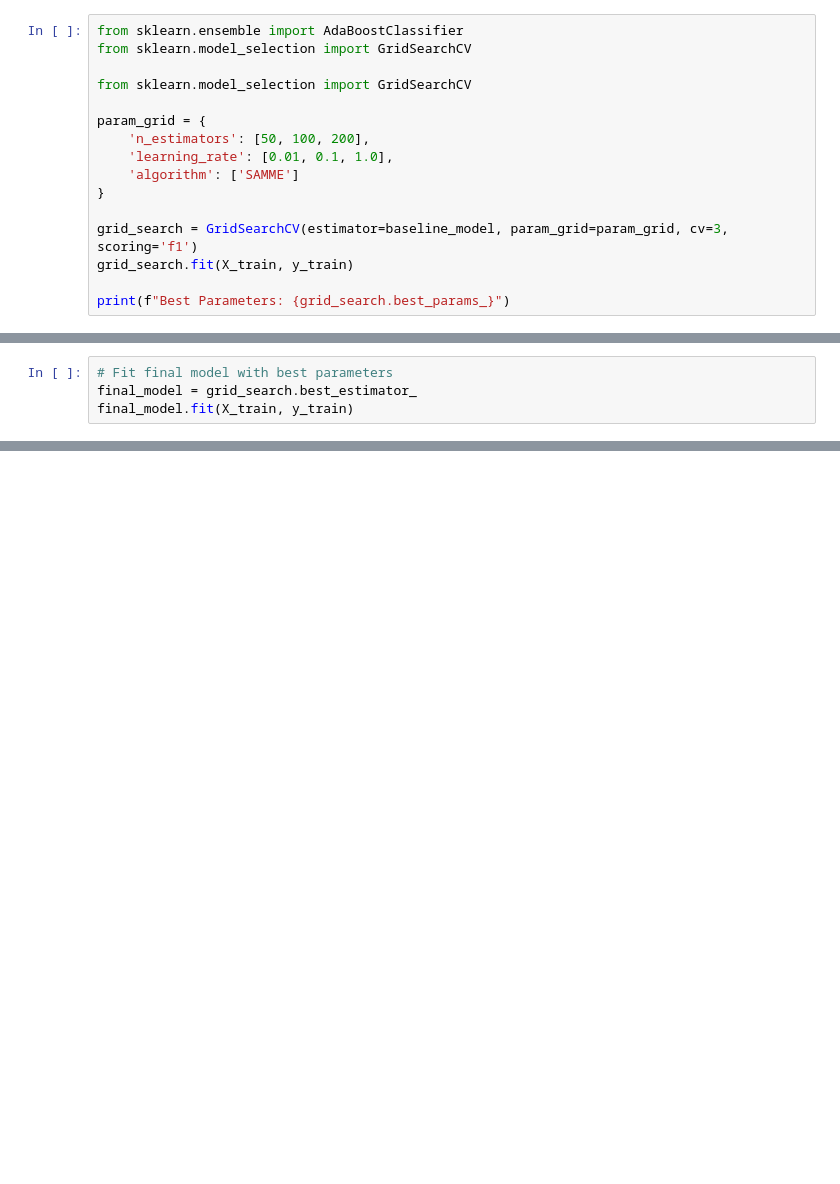
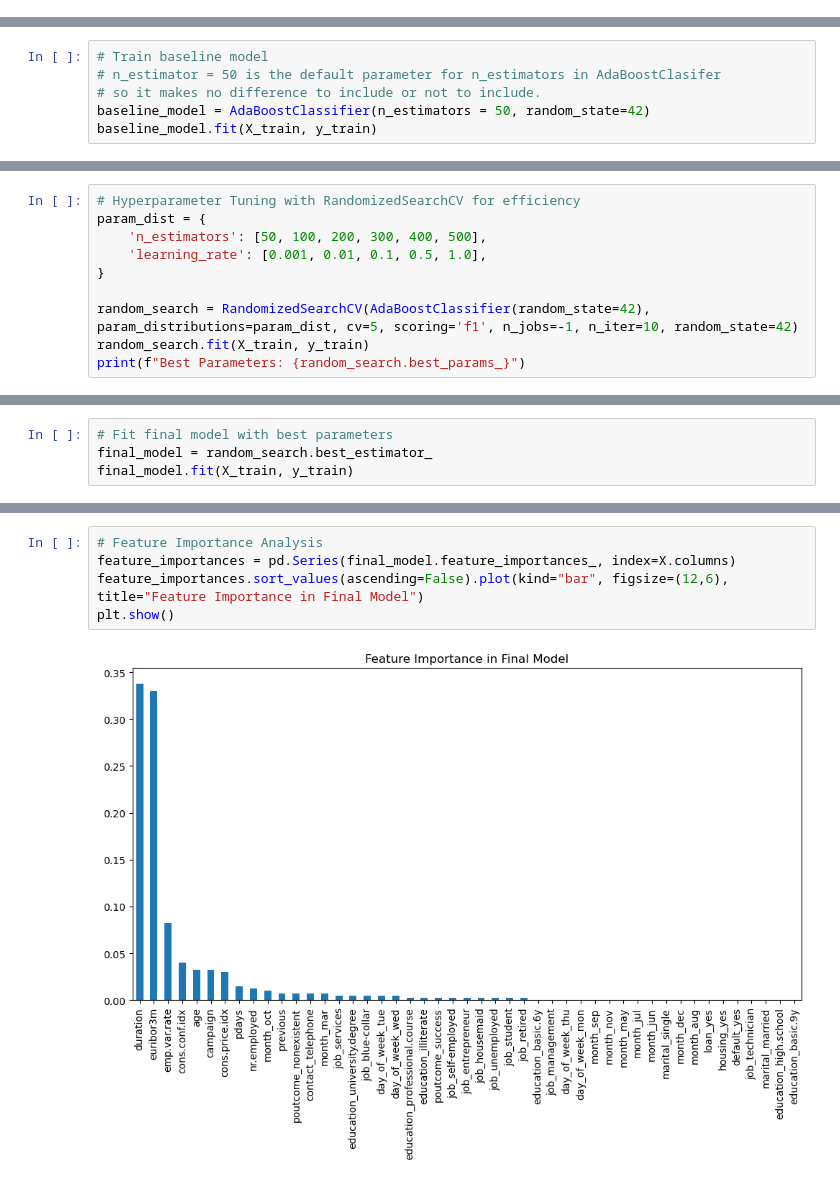
Before and after one commit to Yukitoshi12345/Bank-Marketing-Analysis, a Jupyter notebook: adaboostclassifier.ipynb, the cells around one changed output, grey strips where cells are left out. Saved outputs shown, nothing was run; the diff lists cells and outputs as text; blank space fills up the shorter version.

```diff
--- a/adaboostclassifier.ipynb
+++ b/adaboostclassifier.ipynb
@@ -43,16 +45,0 @@ AdaBoostClassifier(random_state=42)
-# %%
-from sklearn.ensemble import AdaBoostClassifier
-from sklearn.model_selection import GridSearchCV
-
-from sklearn.model_selection import GridSearchCV
-
-param_grid = {
-    'n_estimators': [50, 100, 200],
-    'learning_rate': [0.01, 0.1, 1.0],
-    'algorithm': ['SAMME']
-}
-
-grid_search = GridSearchCV(estimator=baseline_model, param_grid=param_grid, cv=3, scoring='f1')
-grid_search.fit(X_train, y_train)
-
-print(f"Best Parameters: {grid_search.best_params_}")
@@ -60,0 +46,6 @@ Best Parameters: {'algorithm': 'SAMME', 'learning_rate': 1.0, 'n_estimators': 50
+# %%
+# Train baseline model
+# n_estimator = 50 is the default parameter for n_estimators in AdaBoostClasifer
+# so it makes no difference to include or not to include.
+baseline_model = AdaBoostClassifier(n_estimators = 50, random_state=42)
+baseline_model.fit(X_train, y_train)
@@ -60,0 +108,10 @@ Best Parameters: {'algorithm': 'SAMME', 'learning_rate': 1.0, 'n_estimators': 50
+# %%
+# Hyperparameter Tuning with RandomizedSearchCV for efficiency
+param_dist = {
+    'n_estimators': [50, 100, 200, 300, 400, 500],
+    'learning_rate': [0.001, 0.01, 0.1, 0.5, 1.0],
+}
+
+random_search = RandomizedSearchCV(AdaBoostClassifier(random_state=42), param_distributions=param_dist, cv=5, scoring='f1', n_jobs=-1, n_iter=10, random_state=42)
+random_search.fit(X_train, y_train)
+print(f"Best Parameters: {random_search.best_params_}")
@@ -61,5 +120,5 @@ Best Parameters: {'algorithm': 'SAMME', 'learning_rate': 1.0, 'n_estimators': 50
 # %%
 # Fit final model with best parameters
-final_model = grid_search.best_estimator_
+final_model = random_search.best_estimator_
 final_model.fit(X_train, y_train)
 # %% [output]
@@ -118,0 +148,7 @@ Confusion Matrix:
+# %%
+# Feature Importance Analysis
+feature_importances = pd.Series(final_model.feature_importances_, index=X.columns)
+feature_importances.sort_values(ascending=False).plot(kind="bar", figsize=(12,6), title="Feature Importance in Final Model")
+plt.show()
+# %% [output]
+[figure, added]
```
Also changed, not shown: parts of 14 cells of this notebook.
